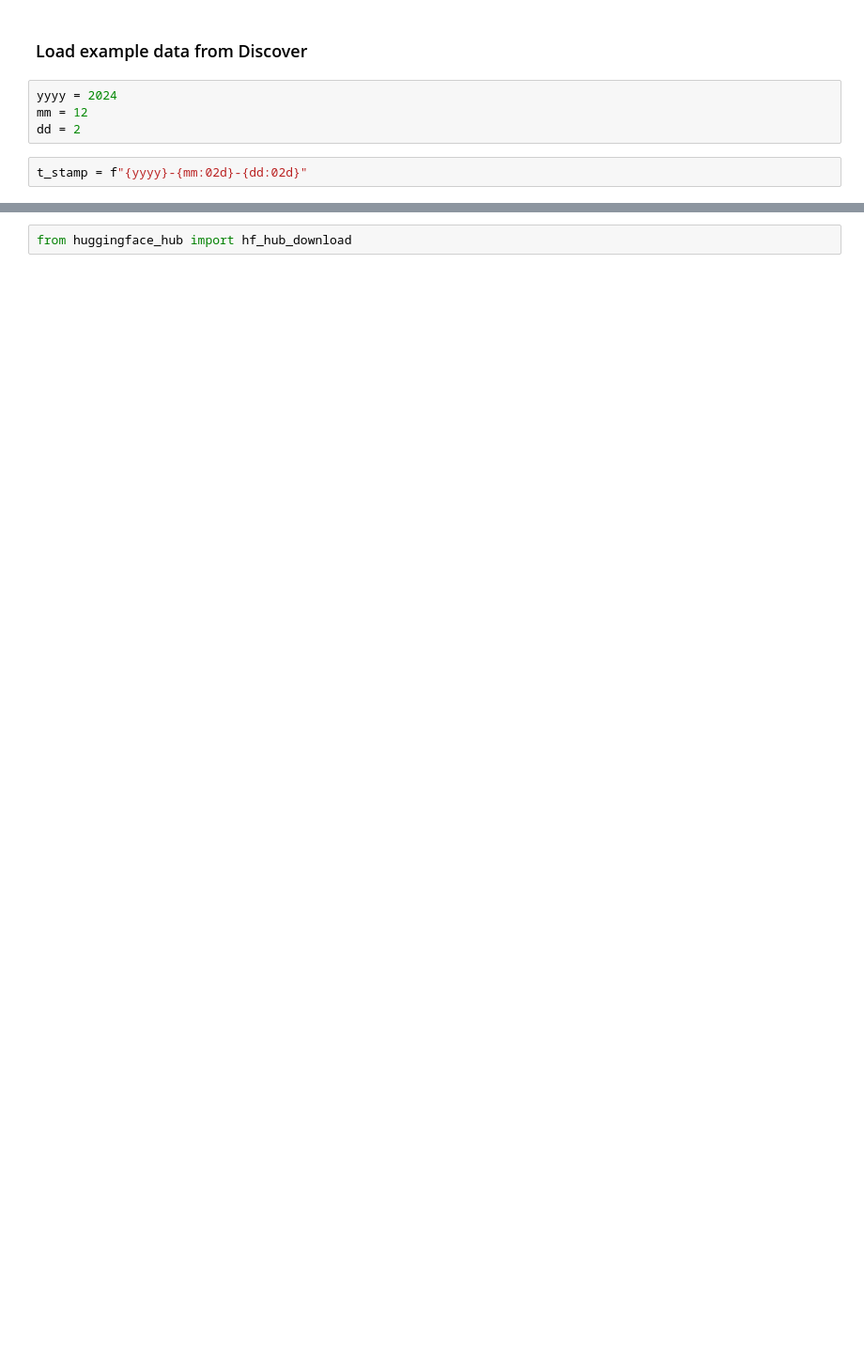
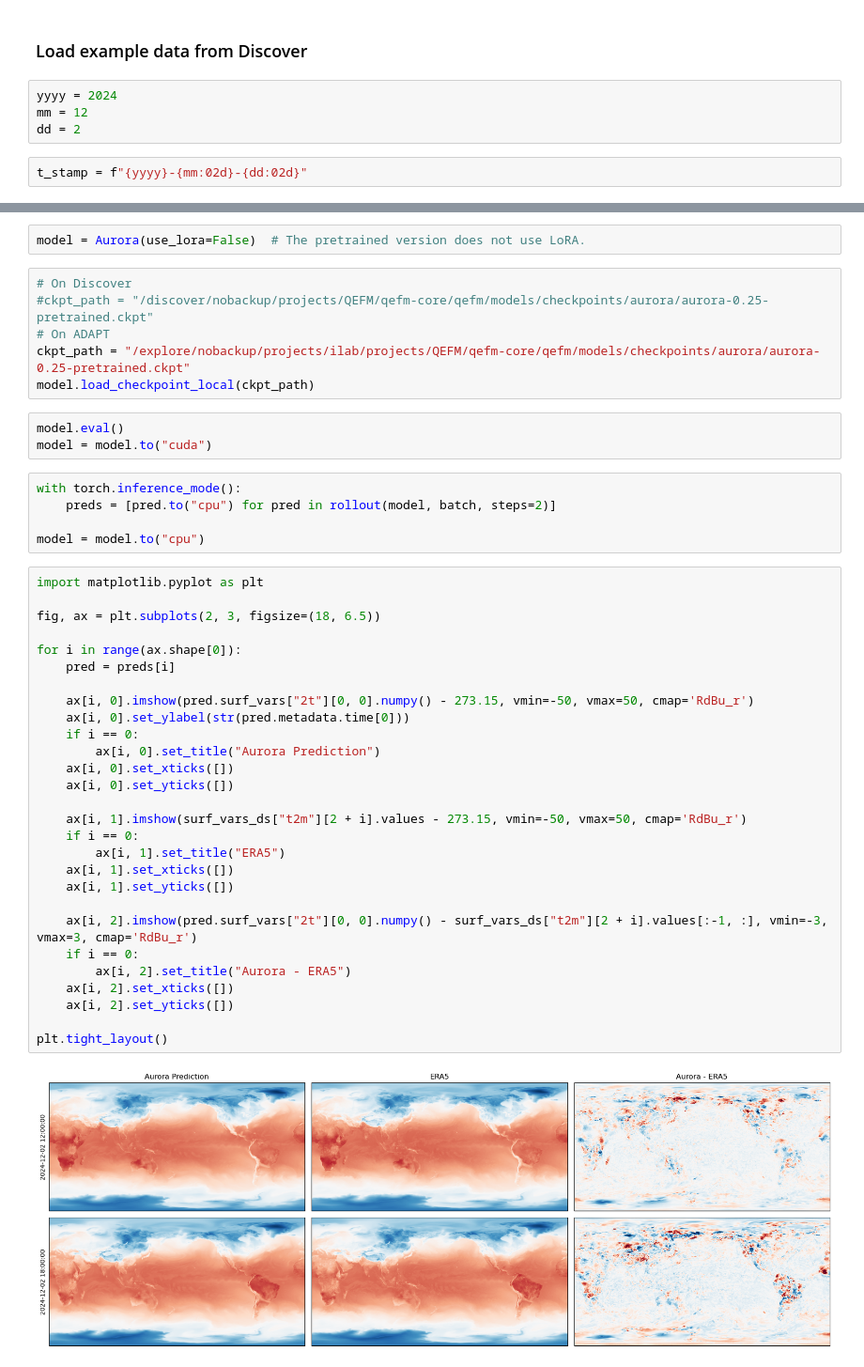
Before and after one commit to nasa-nccs-hpda/qefm-core, a Jupyter notebook: notebooks/Aurora_demo_Showcase.ipynb, the cells around one changed output, grey strips where cells are left out. Shown at 94% size. Cells and saved outputs as stored; diff of their text form; blank space fills up the shorter version.

Commit message:
add a demo notebook for Aurora

```diff
--- a/notebooks/Aurora_demo_Showcase.ipynb
+++ b/notebooks/Aurora_demo_Showcase.ipynb
@@ -70,2 +83,46 @@ ERROR: No matching distribution found for huggingface_hub
 # %%
-from huggingface_hub import hf_hub_download
+model = Aurora(use_lora=False)  # The pretrained version does not use LoRA.
+# %%
+# On Discover
+#ckpt_path = "/discover/nobackup/projects/QEFM/qefm-core/qefm/models/checkpoints/aurora/aurora-0.25-pretrained.ckpt"
+# On ADAPT
+ckpt_path = "/explore/nobackup/projects/ilab/projects/QEFM/qefm-core/qefm/models/checkpoints/aurora/aurora-0.25-pretrained.ckpt"
+model.load_checkpoint_local(ckpt_path)
+# %%
+model.eval()
+model = model.to("cuda")
+# %%
+with torch.inference_mode():
+    preds = [pred.to("cpu") for pred in rollout(model, batch, steps=2)]
+
+model = model.to("cpu")
+# %%
+import matplotlib.pyplot as plt
+
+fig, ax = plt.subplots(2, 3, figsize=(18, 6.5))
+
+for i in range(ax.shape[0]):
+    pred = preds[i]
+
+    ax[i, 0].imshow(pred.surf_vars["2t"][0, 0].numpy() - 273.15, vmin=-50, vmax=50, cmap='RdBu_r')
+    ax[i, 0].set_ylabel(str(pred.metadata.time[0]))
+    if i == 0:
+        ax[i, 0].set_title("Aurora Prediction")
+    ax[i, 0].set_xticks([])
+    ax[i, 0].set_yticks([])
+
+    ax[i, 1].imshow(surf_vars_ds["t2m"][2 + i].values - 273.15, vmin=-50, vmax=50, cmap='RdBu_r')
+    if i == 0:
+        ax[i, 1].set_title("ERA5")
+    ax[i, 1].set_xticks([])
+    ax[i, 1].set_yticks([])
+
+    ax[i, 2].imshow(pred.surf_vars["2t"][0, 0].numpy() - surf_vars_ds["t2m"][2 + i].values[:-1, :], vmin=-3, vmax=3, cmap='RdBu_r')
+    if i == 0:
+        ax[i, 2].set_title("Aurora - ERA5")
+    ax[i, 2].set_xticks([])
+    ax[i, 2].set_yticks([])
+
+plt.tight_layout()
+# %% [output]
+[figure, added]
```
Also changed, not shown: parts of 12 cells of this notebook.
